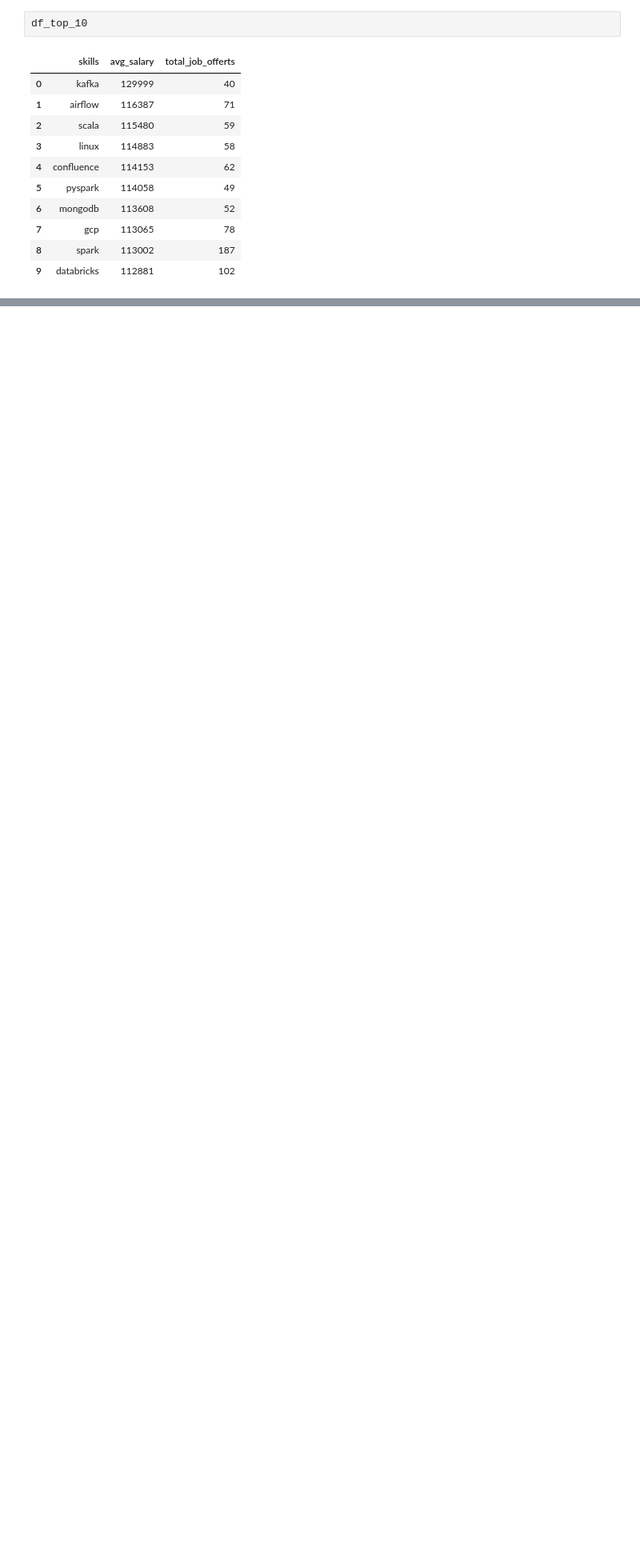
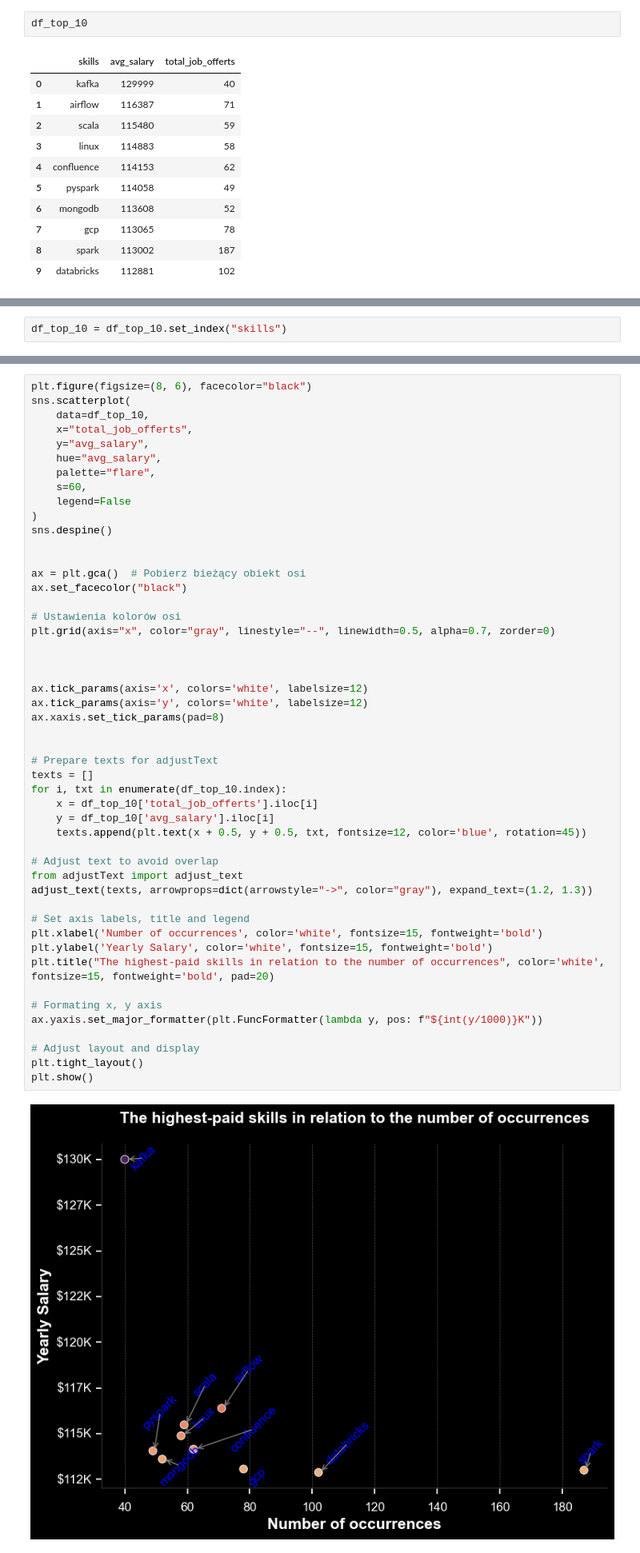
Before and after one commit to TomaszK94/SQL, a Jupyter notebook: Graphs/4_top_skills_based_on_salary.ipynb, the cells around one changed output, grey strips where cells are left out. Shown at 80% size. Saved outputs shown, nothing was run; the diff lists cells and outputs as text; blank space fills up the shorter version.

Commit message:
4_scatterplottest

```diff
--- a/Graphs/4_top_skills_based_on_salary.ipynb
+++ b/Graphs/4_top_skills_based_on_salary.ipynb
@@ -69,0 +84,2 @@ plt.show()
+# %%
+df_top_10 = df_top_10.set_index("skills")
@@ -69,0 +92,51 @@ plt.show()
+# %%
+plt.figure(figsize=(8, 6), facecolor="black")
+sns.scatterplot(
+    data=df_top_10,
+    x="total_job_offerts",
+    y="avg_salary",
+    hue="avg_salary",
+    palette="flare",
+    s=60,
+    legend=False
+)
+sns.despine()
+
+
+ax = plt.gca()  # Pobierz bieżący obiekt osi
+ax.set_facecolor("black")
+
+# Ustawienia kolorów osi
+plt.grid(axis="x", color="gray", linestyle="--", linewidth=0.5, alpha=0.7, zorder=0)
+
+
+
+ax.tick_params(axis='x', colors='white', labelsize=12)
+ax.tick_params(axis='y', colors='white', labelsize=12)
+ax.xaxis.set_tick_params(pad=8)
+
+
+# Prepare texts for adjustText
+texts = []
+for i, txt in enumerate(df_top_10.index):
+    x = df_top_10['total_job_offerts'].iloc[i]
+    y = df_top_10['avg_salary'].iloc[i]
+    texts.append(plt.text(x + 0.5, y + 0.5, txt, fontsize=12, color='blue', rotation=45))
+
+# Adjust text to avoid overlap
+from adjustText import adjust_text
+adjust_text(texts, arrowprops=dict(arrowstyle="->", color="gray"), expand_text=(1.2, 1.3))
+
+# Set axis labels, title and legend
+plt.xlabel('Number of occurrences', color='white', fontsize=15, fontweight='bold')
+plt.ylabel('Yearly Salary', color='white', fontsize=15, fontweight='bold')
+plt.title("The highest-paid skills in relation to the number of occurrences", color='white', fontsize=15, fontweight='bold', pad=20)
+
+# Formating x, y axis
+ax.yaxis.set_major_formatter(plt.FuncFormatter(lambda y, pos: f"${int(y/1000)}K"))
+
+# Adjust layout and display
+plt.tight_layout()
+plt.show()
+# %% [output]
+[figure, added]
```
Also changed, not shown: parts of 2 cells of this notebook.
